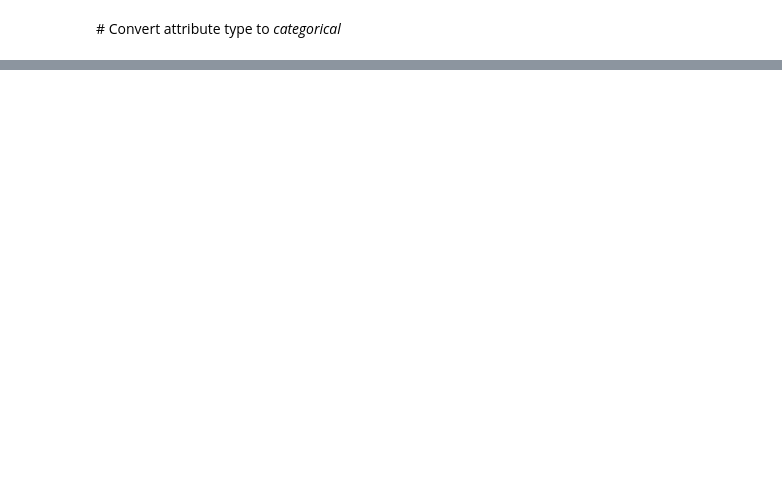
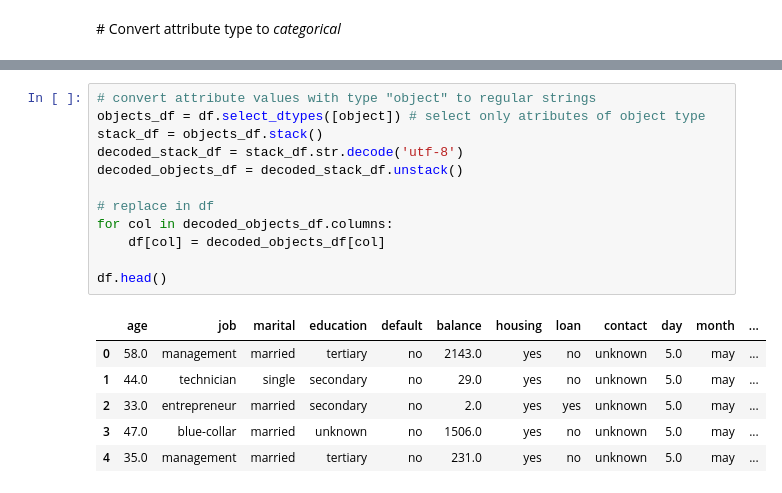
Before and after one commit to artemii-yanushevskyi/Data-Mining-Coursework, a Jupyter notebook: Data Mining Notes.ipynb, the cells around one changed output, grey strips where cells are left out. Drawn from its saved outputs; the diff is of its cells as text; blank space fills up the shorter version.

```diff
--- a/Data Mining Notes.ipynb
+++ b/Data Mining Notes.ipynb
@@ -40,3 +48,22 @@ display(df, df.describe(include='all'))
 | 50% | 2.000000 | NaN |
 | 75% | 3.250000 | NaN |
 | max | 7.000000 | NaN |
+# %%
+# convert attribute values with type "object" to regular strings
+objects_df = df.select_dtypes([object]) # select only atributes of object type
+stack_df = objects_df.stack()
+decoded_stack_df = stack_df.str.decode('utf-8')
+decoded_objects_df = decoded_stack_df.unstack()
+
+# replace in df
+for col in decoded_objects_df.columns:
+    df[col] = decoded_objects_df[col]
+
+df.head()
+# %% [output]
+|  | age | job | marital | education | default | balance | housing | loan | contact | day | month | ... |
+| 0 | 58.0 | management | married | tertiary | no | 2143.0 | yes | no | unknown | 5.0 | may | ... |
+| 1 | 44.0 | technician | single | secondary | no | 29.0 | yes | no | unknown | 5.0 | may | ... |
+| 2 | 33.0 | entrepreneur | married | secondary | no | 2.0 | yes | yes | unknown | 5.0 | may | ... |
+| 3 | 47.0 | blue-collar | married | unknown | no | 1506.0 | yes | no | unknown | 5.0 | may | ... |
+| 4 | 35.0 | management | married | tertiary | no | 231.0 | yes | no | unknown | 5.0 | may | ... |
```
Also changed, not shown: parts of 15 cells of this notebook.
